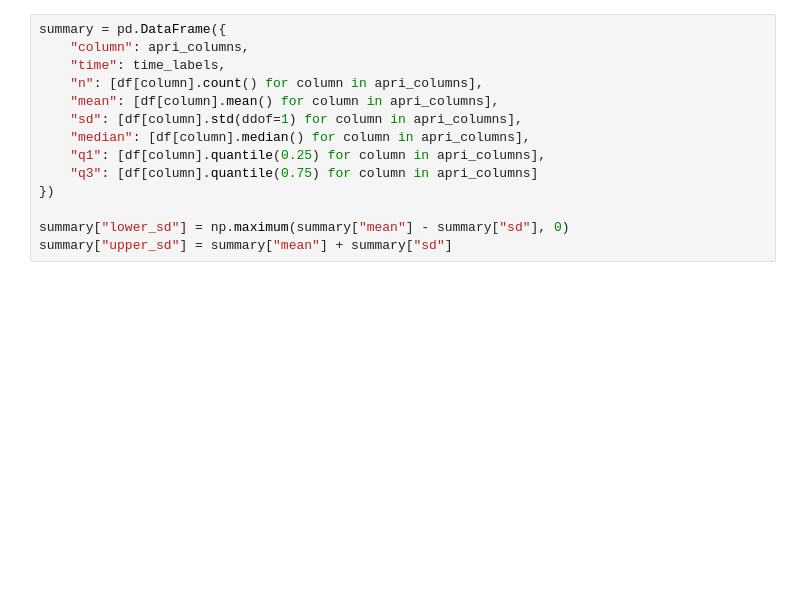
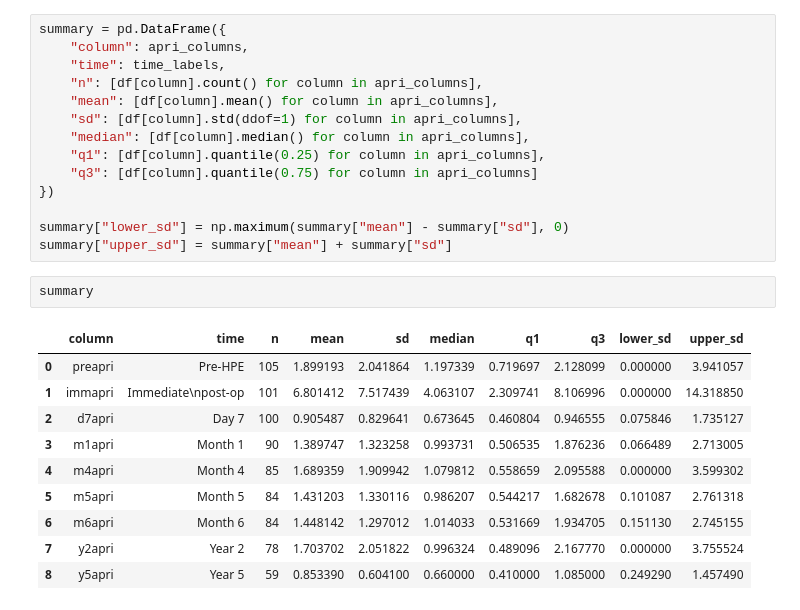
Before and after one commit to sasurasa/Lin, a Jupyter notebook: Lin120726SS.ipynb, the cells around one changed output. Saved outputs shown, nothing was run; the diff lists cells and outputs as text; blank space fills up the shorter version.

```diff
--- a/Lin120726SS.ipynb
+++ b/Lin120726SS.ipynb
@@ -51,6 +51,19 @@ summary = pd.DataFrame({
 
 summary["lower_sd"] = np.maximum(summary["mean"] - summary["sd"], 0)
 summary["upper_sd"] = summary["mean"] + summary["sd"]
+# %%
+summary
+# %% [output]
+|  | column | time | n | mean | sd | median | q1 | q3 | lower_sd | upper_sd |
+| 0 | preapri | Pre-HPE | 105 | 1.899193 | 2.041864 | 1.197339 | 0.719697 | 2.128099 | 0.000000 | 3.941057 |
+| 1 | immapri | Immediate\npost-op | 101 | 6.801412 | 7.517439 | 4.063107 | 2.309741 | 8.106996 | 0.000000 | 14.318850 |
+| 2 | d7apri | Day 7 | 100 | 0.905487 | 0.829641 | 0.673645 | 0.460804 | 0.946555 | 0.075846 | 1.735127 |
+| 3 | m1apri | Month 1 | 90 | 1.389747 | 1.323258 | 0.993731 | 0.506535 | 1.876236 | 0.066489 | 2.713005 |
+| 4 | m4apri | Month 4 | 85 | 1.689359 | 1.909942 | 1.079812 | 0.558659 | 2.095588 | 0.000000 | 3.599302 |
+| 5 | m5apri | Month 5 | 84 | 1.431203 | 1.330116 | 0.986207 | 0.544217 | 1.682678 | 0.101087 | 2.761318 |
+| 6 | m6apri | Month 6 | 84 | 1.448142 | 1.297012 | 1.014033 | 0.531669 | 1.934705 | 0.151130 | 2.745155 |
+| 7 | y2apri | Year 2 | 78 | 1.703702 | 2.051822 | 0.996324 | 0.489096 | 2.167770 | 0.000000 | 3.755524 |
+| 8 | y5apri | Year 5 | 59 | 0.853390 | 0.604100 | 0.660000 | 0.410000 | 1.085000 | 0.249290 | 1.457490 |
 # %%
 x = np.arange(len(summary))
 
```
Also changed, not shown: parts of 4 cells of this notebook.
